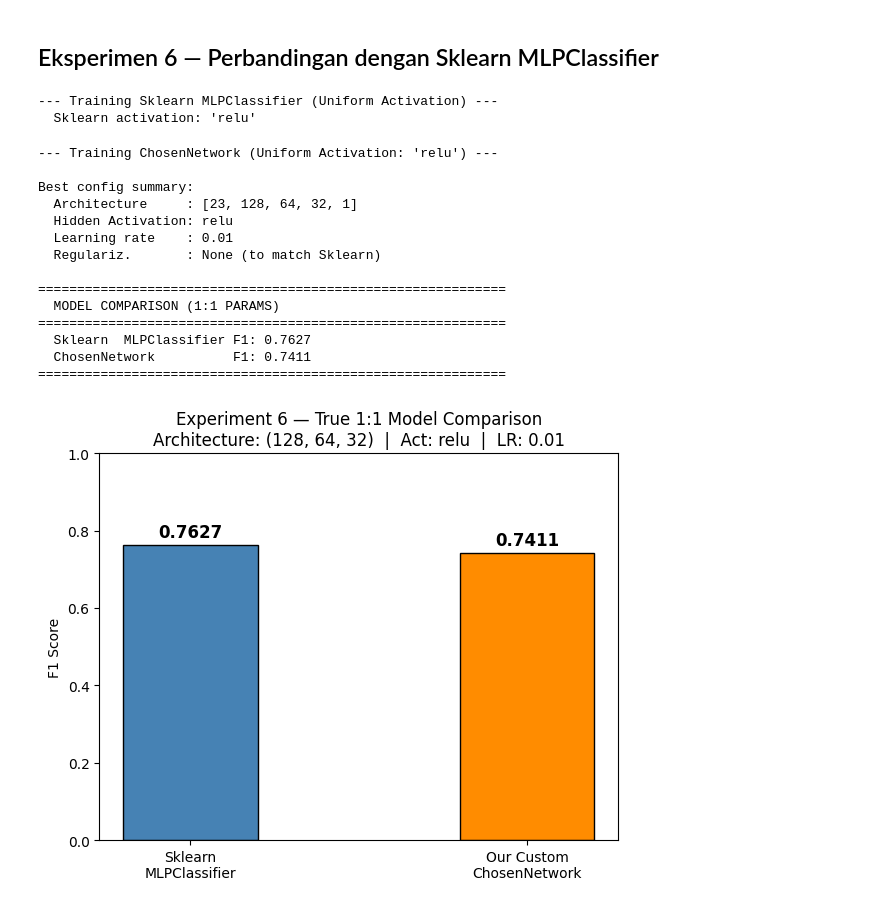
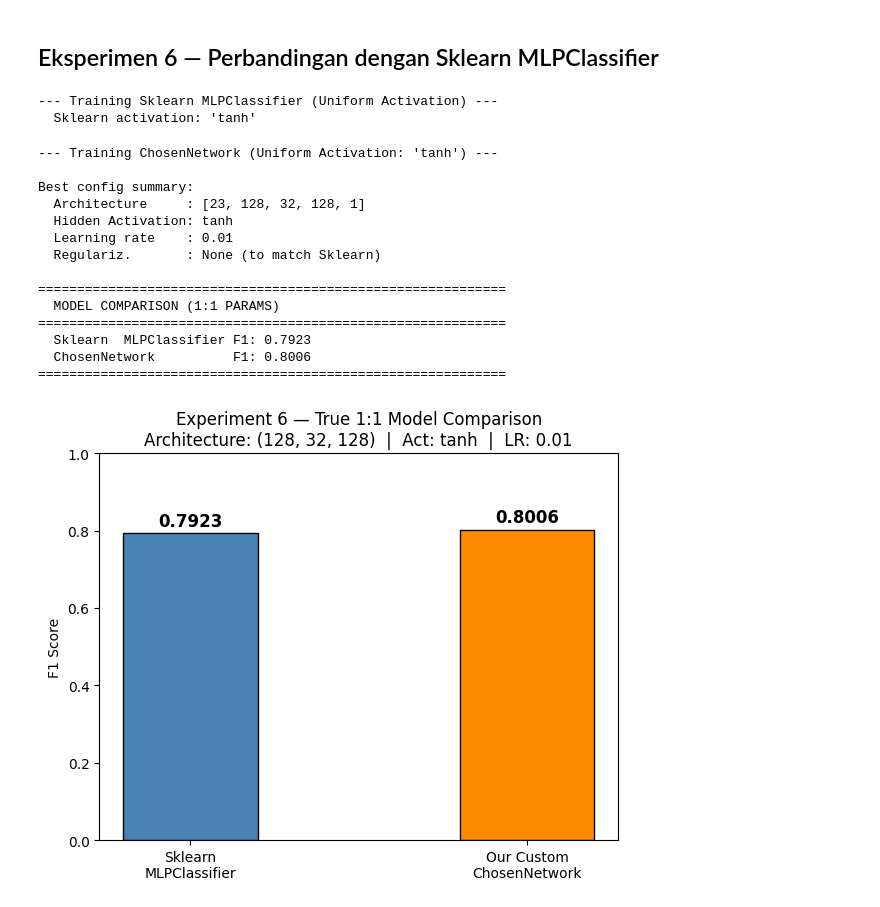
Before and after one commit to yonatan-nyo/ML-FFNN, a Jupyter notebook: src/notebooks/main.ipynb, the cells around one changed output. Cells and saved outputs as stored; diff of their text form; code cells hidden in the pictures.

```diff
--- a/src/notebooks/main.ipynb
+++ b/src/notebooks/main.ipynb
@@ -812,11 +813,6 @@ Penjelasan mengapa L1 unggul:
 # %% [markdown]
 ## Eksperimen 6 — Perbandingan dengan Sklearn MLPClassifier
 # %%
-import numpy as np
-import matplotlib.pyplot as plt
-from sklearn.neural_network import MLPClassifier
-from sklearn.metrics import f1_score
-
 # --- 1. MANUAL CONFIGURATION ---
 EPOCHS = 200
 BATCH_SIZE = 32
@@ -824,11 +820,11 @@ LEARNING_RATE = 0.01
 
 # Architecture
 INPUT_DIM = X_train.shape[1]
-HIDDEN_LAYERS = (128, 64, 32)                 # For sklearn (hidden only)
-LAYER_SIZES = [INPUT_DIM, 128, 64, 32, 1]     # For ChosenNetwork (input + hidden + output)
+HIDDEN_LAYERS = (128, 32, 128)                 # For sklearn (hidden only)
+LAYER_SIZES = [INPUT_DIM, 128, 32, 128, 1]     # For ChosenNetwork (input + hidden + output)
 
 # Activations (Uniform for hidden layers)
-SKLEARN_ACT = "relu"                     # Sklearn uniform hidden activation ('identity', 'logistic', 'tanh', 'relu')
+SKLEARN_ACT = "tanh"                     # Sklearn uniform hidden activation ('identity', 'logistic', 'tanh', 'relu')
 UNIFORM_ACT_OURS = SKLEARN_ACT if SKLEARN_ACT != "identity" else "linear"
 
 print("\n--- Training Sklearn MLPClassifier (Uniform Activation) ---")
@@ -895,40 +891,40 @@ print(f"  ChosenNetwork          F1: {f1_uniform:.4f}")
 print(f"{'='*60}")
 
 # Bar chart comparison
 labels = ["Sklearn\nMLPClassifier", "Our Custom\nChosenNetwork"]
 scores = [f1_sklearn, f1_uniform]
 colors = ['steelblue', 'darkorange']
 
 fig, ax = plt.subplots(figsize=(6, 5))
 bars = ax.bar(labels, scores, color=colors, width=0.4, edgecolor='black')
 ax.set_ylim(0, 1.0)
 ax.set_ylabel("F1 Score")
 ax.set_title(f"Experiment 6 — True 1:1 Model Comparison\nArchitecture: {HIDDEN_LAYERS}  |  Act: {SKLEARN_ACT}  |  LR: {LEARNING_RATE}")
 
 for bar, score in zip(bars, scores):
     ax.text(bar.get_x() + bar.get_width() / 2, bar.get_height() + 0.01,
             f"{score:.4f}", ha='center', va='bottom', fontsize=12, fontweight='bold')
 
 plt.tight_layout()
 plt.show()
 # %% [output]
 --- Training Sklearn MLPClassifier (Uniform Activation) ---
-  Sklearn activation: 'relu'
+  Sklearn activation: 'tanh'
---- Training ChosenNetwork (Uniform Activation: 'relu') ---
+--- Training ChosenNetwork (Uniform Activation: 'tanh') ---
 
 Best config summary:
-  Architecture     : [23, 128, 64, 32, 1]
-  Hidden Activation: relu
+  Architecture     : [23, 128, 32, 128, 1]
+  Hidden Activation: tanh
   Learning rate    : 0.01
   Regulariz.       : None (to match Sklearn)
 
 ============================================================
   MODEL COMPARISON (1:1 PARAMS)
 ============================================================
-  Sklearn  MLPClassifier F1: 0.7627
-  ChosenNetwork          F1: 0.7411
+  Sklearn  MLPClassifier F1: 0.7923
+  ChosenNetwork          F1: 0.8006
 ============================================================
-[figure, old version]
+[figure, new version]
 # %% [markdown]
 ### Analisis — Eksperimen 6
 
```
Also changed, not shown: parts of 3 cells of this notebook.
